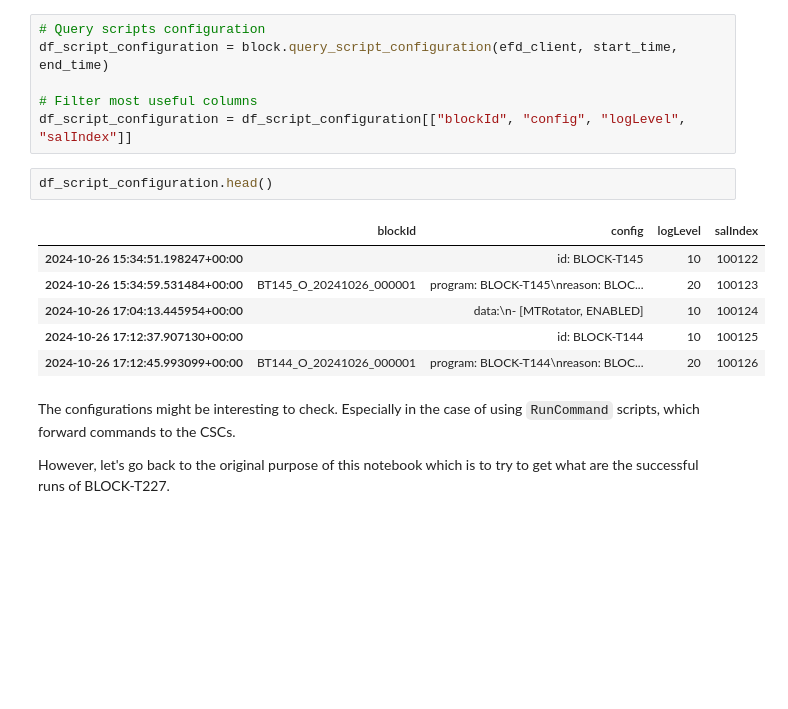
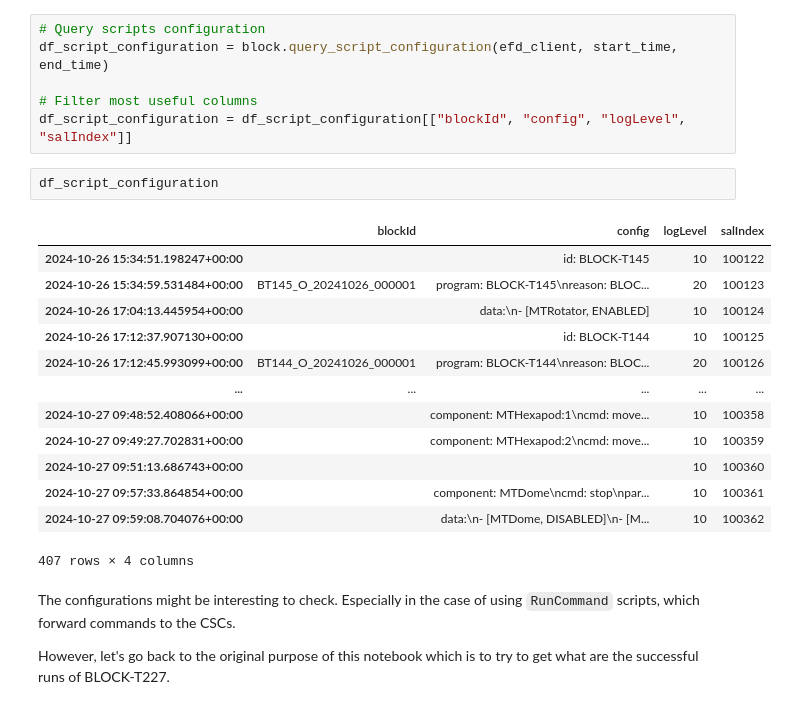
Before and after one commit to lsst-sitcom/sitcomtn-092, a Jupyter notebook: notebooks/BLOCK-T227_analysis_slew_001.ipynb, the cells around one changed output. Saved outputs shown, nothing was run; the diff lists cells and outputs as text; blank space fills up the shorter version.

```diff
--- a/notebooks/BLOCK-T227_analysis_slew.ipynb
+++ b/notebooks/BLOCK-T227_analysis_slew_001.ipynb
@@ -111,14 +122,21 @@ df_script_configuration = block.query_script_configuration(efd_client, start_tim
 # Filter most useful columns
 df_script_configuration = df_script_configuration[["blockId", "config", "logLevel", "salIndex"]]
 # %%
-df_script_configuration.head()
+df_script_configuration
 # %% [output]
 |  | blockId | config | logLevel | salIndex |
 | 2024-10-26 15:34:51.198247+00:00 |  | id: BLOCK-T145 | 10 | 100122 |
 | 2024-10-26 15:34:59.531484+00:00 | BT145_O_20241026_000001 | program: BLOCK-T145\nreason: BLOC... | 20 | 100123 |
 | 2024-10-26 17:04:13.445954+00:00 |  | data:\n- [MTRotator, ENABLED] | 10 | 100124 |
 | 2024-10-26 17:12:37.907130+00:00 |  | id: BLOCK-T144 | 10 | 100125 |
 | 2024-10-26 17:12:45.993099+00:00 | BT144_O_20241026_000001 | program: BLOCK-T144\nreason: BLOC... | 20 | 100126 |
+| ... | ... | ... | ... | ... |
+| 2024-10-27 09:48:52.408066+00:00 |  | component: MTHexapod:1\ncmd: move... | 10 | 100358 |
+| 2024-10-27 09:49:27.702831+00:00 |  | component: MTHexapod:2\ncmd: move... | 10 | 100359 |
+| 2024-10-27 09:51:13.686743+00:00 |  |  | 10 | 100360 |
+| 2024-10-27 09:57:33.864854+00:00 |  | component: MTDome\ncmd: stop\npar... | 10 | 100361 |
+| 2024-10-27 09:59:08.704076+00:00 |  | data:\n- [MTDome, DISABLED]\n- [M... | 10 | 100362 |
+407 rows × 4 columns
 # %% [markdown]
 The configurations might be interesting to check. Especially in the case of using `RunCommand` scripts, which forward commands to the CSCs.
 
```
Also changed, not shown: parts of 1 cell of this notebook.
